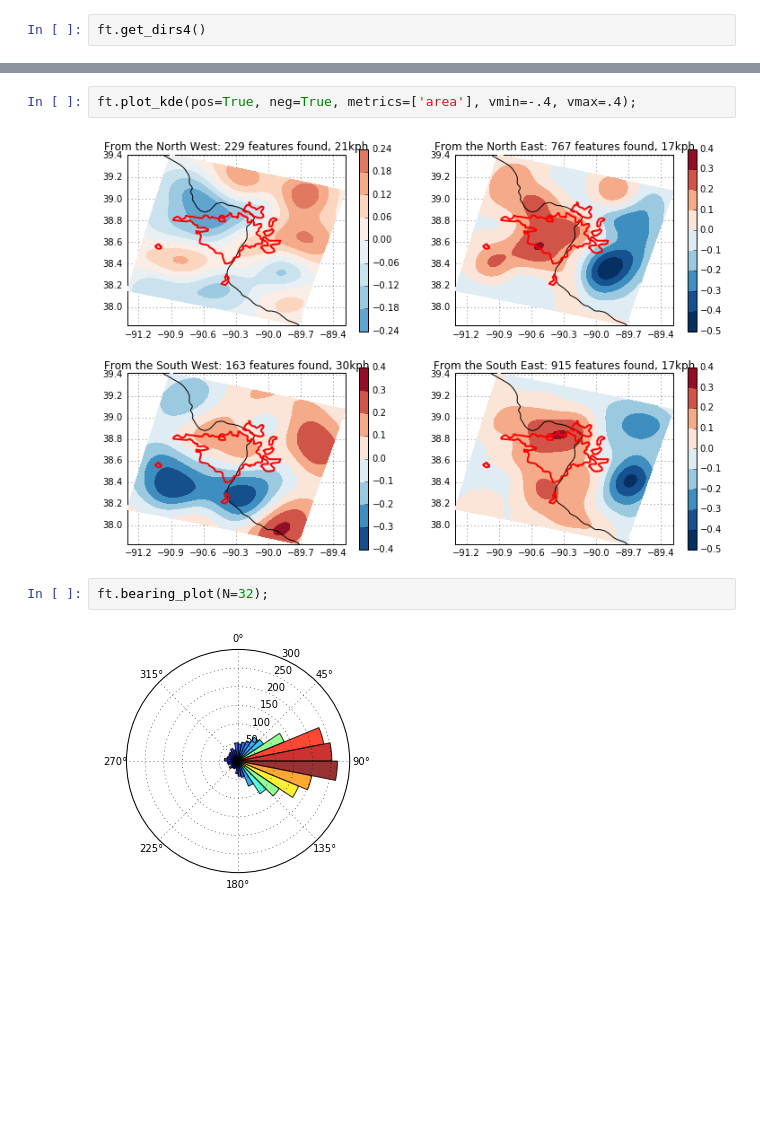
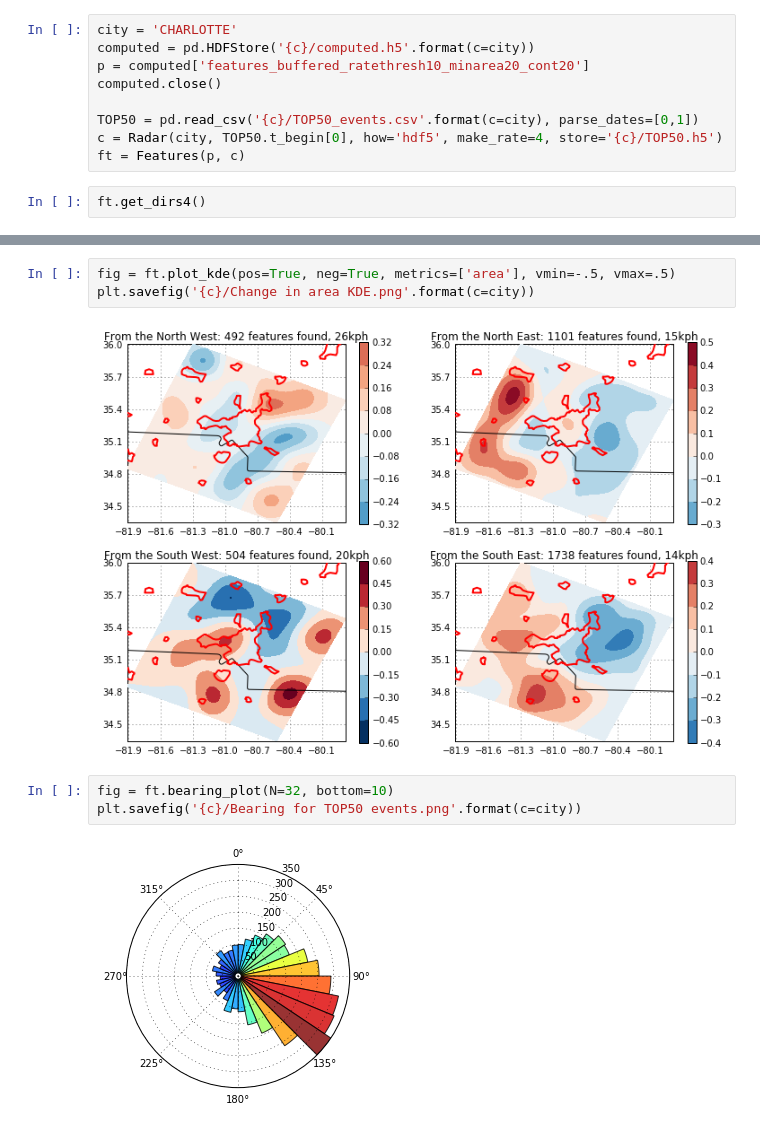
Before and after one commit to jsignell/radar-tools, a Jupyter notebook: Analysis of features.ipynb, the cells around one changed output, grey strips where cells are left out. Saved outputs shown, nothing was run; the diff lists cells and outputs as text; blank space fills up the shorter version.

```diff
--- a/Analysis of features.ipynb
+++ b/Analysis of features.ipynb
@@ -17,2 +6,11 @@ Exclude features that extend outside of the radar field if we assume they are ci
+# %%
+city = 'CHARLOTTE'
+computed = pd.HDFStore('{c}/computed.h5'.format(c=city))
+p = computed['features_buffered_ratethresh10_minarea20_cont20']
+computed.close()
+
+TOP50 = pd.read_csv('{c}/TOP50_events.csv'.format(c=city), parse_dates=[0,1])
+c = Radar(city, TOP50.t_begin[0], how='hdf5', make_rate=4, store='{c}/TOP50.h5')
+ft = Features(p, c)
 # %%
 ft.get_dirs4()
@@ -23,11 +22,13 @@ ft.plot_kde(pos=False, neg=False);
 # %%
-ft.plot_kde(pos=True, neg=True, metrics=['area'], vmin=-.4, vmax=.4);
+fig = ft.plot_kde(pos=True, neg=True, metrics=['area'], vmin=-.5, vmax=.5)
+plt.savefig('{c}/Change in area KDE.png'.format(c=city))
 # %% [output]
-[figure, old version]
+[figure, new version]
-# %%
-ft.bearing_plot(N=32);
-# %% [output]
-[figure, removed]
+# %%
+fig = ft.bearing_plot(N=32, bottom=10)
+plt.savefig('{c}/Bearing for TOP50 events.png'.format(c=city))
+# %% [output]
+[figure, added]
 # %%
 s = ft.p[:,:,'Bearing'].count(axis=0)
 s.resample('24H', base=12).sum().dropna()
```
Also changed, not shown: parts of 8 cells of this notebook, 4 other files.
